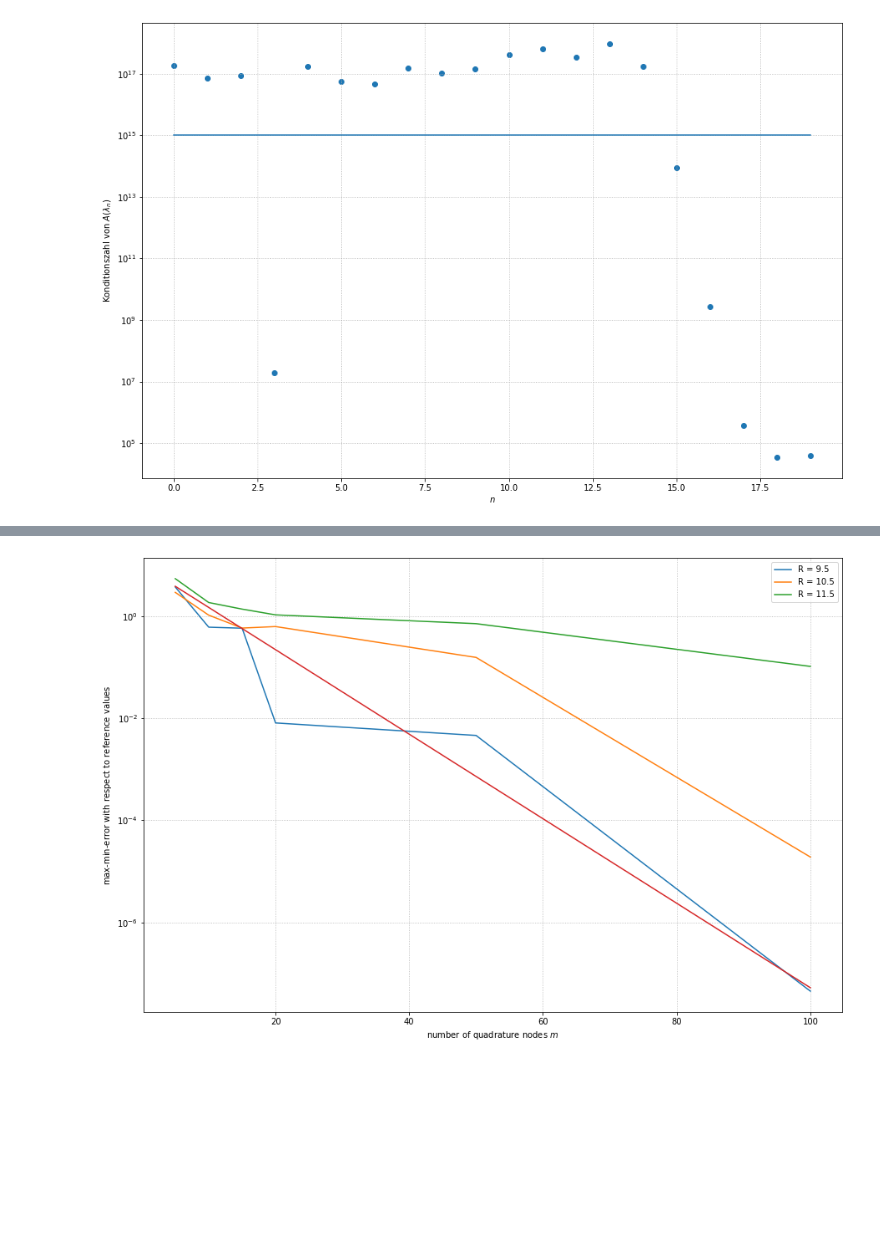
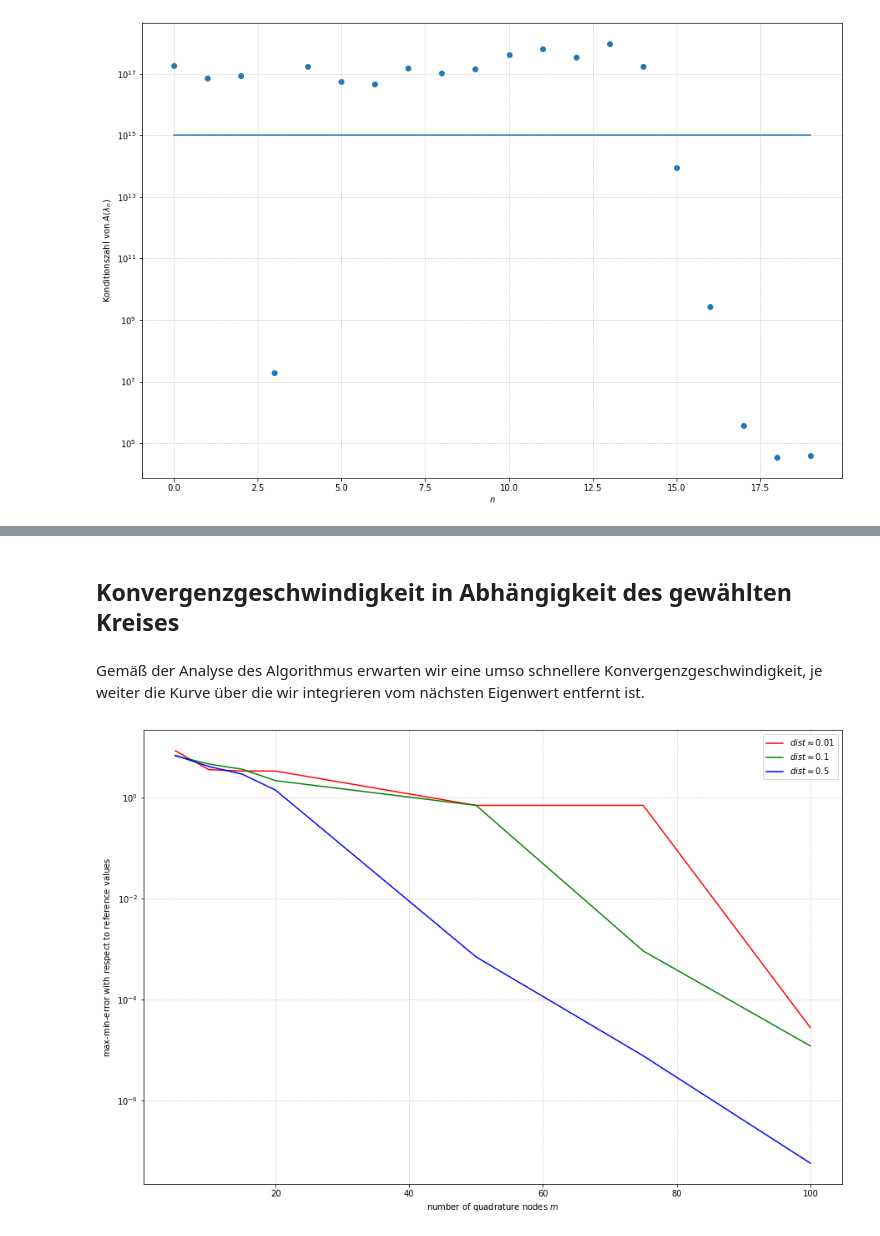
Before and after one commit to MrWhiteRichard/Fundament-Mathematik, a Jupyter notebook: WS_2020-21/SemNumLinAlg/Nichtlineare Eigenwertprobleme/Code/hadeler_problem.ipynb, the cells around one changed output, grey strips where cells are left out. Drawn from its saved outputs; the diff is of its cells as text; code cells hidden in the pictures; blank space fills up the shorter version.

```diff
--- a/WS_2020-21/SemNumLinAlg/Nichtlineare Eigenwertprobleme/Code/hadeler_problem.ipynb
+++ b/WS_2020-21/SemNumLinAlg/Nichtlineare Eigenwertprobleme/Code/hadeler_problem.ipynb
@@ -119,0 +255,13 @@ Wir bekommen also scheinbar tatsächlich $14$ "echte" Eigenwerte (über der Abtr
+# %%
+# we expect only 1 eigen_value
+j = 2
+
+m = 200
+
+# make radius with smaller radius
+# the center point z will be each eigen value
+R = 0.5
+
+eigen_values_ref2 = [
+    integral_method(T, N, j, m, R, eigen_value, tol)[0]
+    for eigen_value in eigen_values_ref]
@@ -120,7 +287,14 @@ Wir bekommen also scheinbar tatsächlich $14$ "echte" Eigenwerte (über der Abtr
+# %% [markdown]
+## Konvergenzgeschwindigkeit in Abhängigkeit des gewählten Kreises
+# %% [markdown]
+Gemäß der Analyse des Algorithmus erwarten wir eine umso schnellere Konvergenzgeschwindigkeit,
+je weiter die Kurve über die wir integrieren vom nächsten Eigenwert entfernt ist.
 # %%
-j = 15
-m_array = [5, 10, 15, 20, 50, 100]
-R_array = [9.5, 10.5, 11.5]
+j = 20
+m_array = [5, 10, 15, 20, 50, 75, 100]
+
+max_R = max([np.abs(z - eigen_value) for eigen_value in eigen_values_ref2])
+R_array = [max_R - 0.01, max_R - 0.1, max_R - 0.5]
 z = -30
 tol = 1e-6
 
@@ -129,7 +303,7 @@ error_arrays = [
         max([
             min([
                 np.abs(eigen_value_approx - eigen_value_ref)
-                for eigen_value_ref in eigen_values_ref
+                for eigen_value_ref in eigen_values_ref2
             ])
             for eigen_value_approx in integral_method(T, N, j, m, R, z, tol)
         ])
@@ -138,18 +312,17 @@ error_arrays = [
     for R in R_array
 ]
 # %%
-fig = plt.figure(figsize = (15, 10))
+ax = plt.figure(figsize = (15, 10)).gca()
 
-for error_array, R in zip(error_arrays, R_array):
-    plt.semilogy(m_array, error_array, label = f'R = {R}')
+for error_array, dist, color in zip(error_arrays, [0.01,0.1,0.5], ["r","g","b"]):
+    ax.semilogy(m_array, error_array, color,
+                label = r'$dist \approx {0}$'.format(dist))
+ax.set_xlabel('number of quadrature nodes $m$')
+ax.set_ylabel('$\max$-$\min$-error with respect to reference values')
 
-plt.semilogy(m_array,[10*1.21**(-m) for m in m_array])
-plt.xlabel('number of quadrature nodes $m$')
-plt.ylabel('$\max$-$\min$-error with respect to reference values')
+ax.legend()
+ax.grid(linestyle = ':')
 
-plt.legend()
-plt.grid(linestyle = ':')
-
-fig.show()
+plt.show()
 # %% [output]
-[figure, old version]
+[figure, new version]
```
Also changed, not shown: parts of 26 cells of this notebook, 1 other file.
